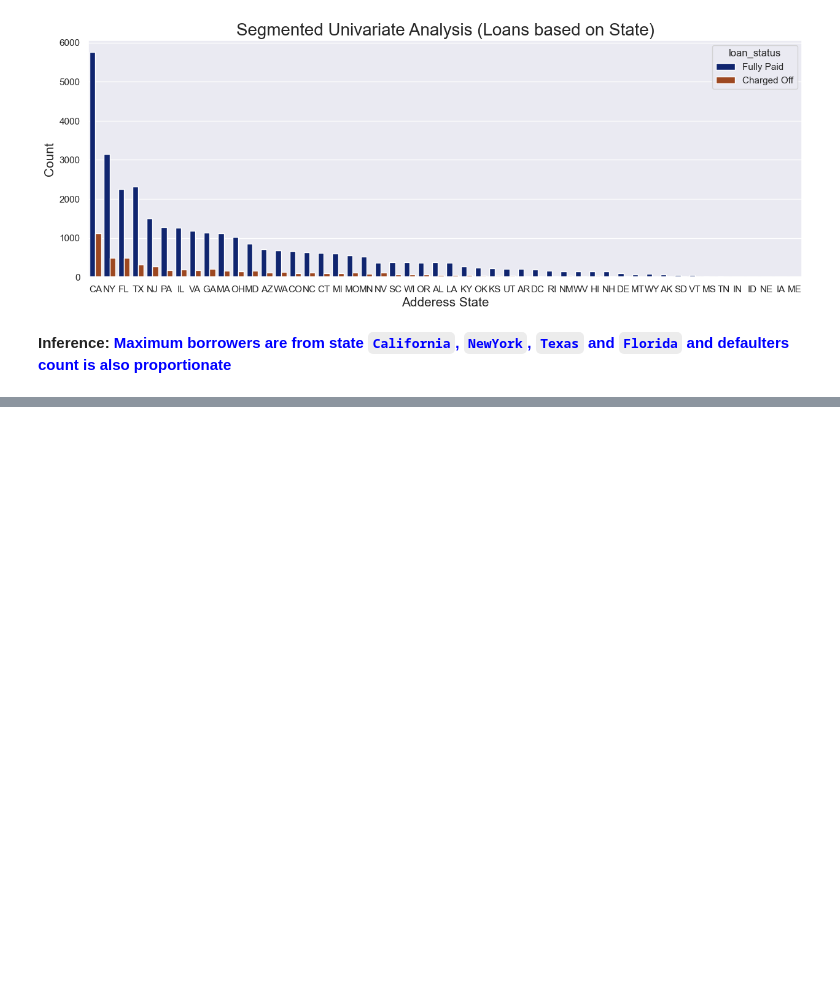
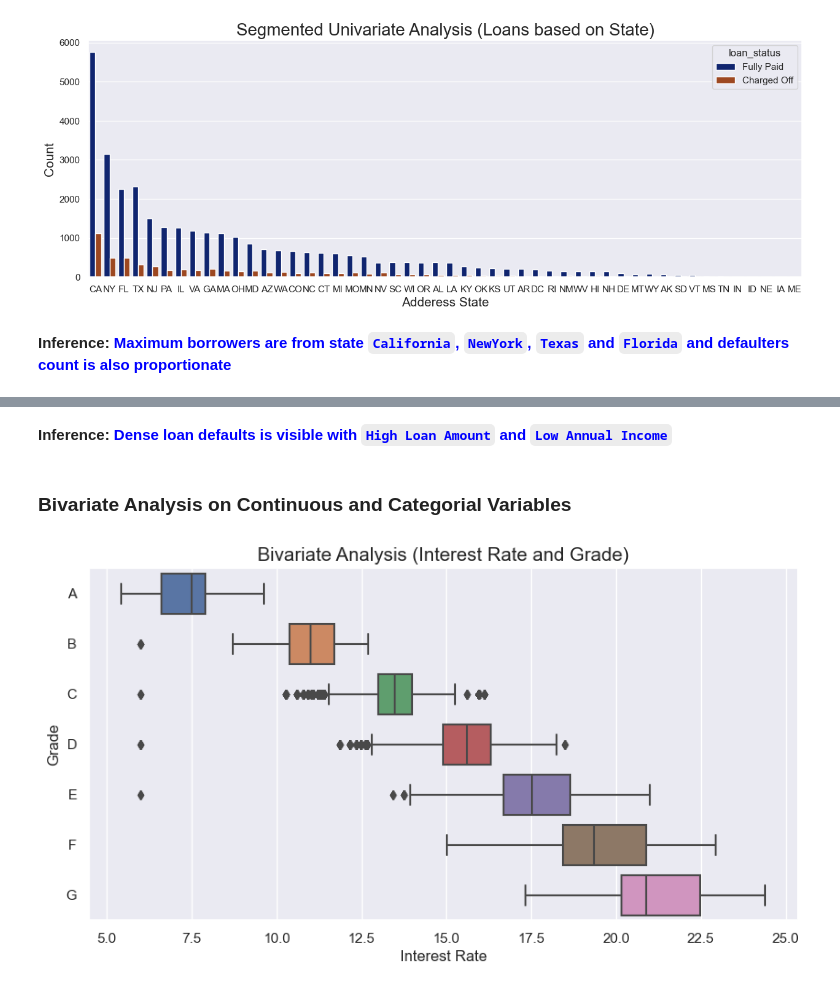
Before and after one commit to upasanapaul/LendingClubCaseStudy, a Jupyter notebook: lending_club_case_study.ipynb, the cells around one changed output, grey strips where cells are left out. Saved outputs shown, nothing was run; the diff lists cells and outputs as text; code cells hidden in the pictures; blank space fills up the shorter version.

```diff
--- a/lending_club_case_study.ipynb
+++ b/lending_club_case_study.ipynb
@@ -614,0 +656,14 @@ plt.show()
+# %% [markdown]
+**Inference: <font color="blue">Dense loan defaults is visible with `High Loan Amount` and `Low Annual Income`</font>**
+# %% [markdown]
+### Bivariate Analysis on Continuous and Categorial Variables
+# %%
+# Relationship between Interest rate and grade
+plt.figure(figsize=(10,5))
+sns.boxplot(data=loan_df,x='int_rate',y='grade')
+plt.xlabel('Interest Rate')
+plt.ylabel('Grade')
+plt.title('Bivariate Analysis (Interest Rate and Grade)',fontsize=15)
+plt.show()
+# %% [output]
+[figure, added]
```
Also changed, not shown: parts of 43 cells of this notebook.
